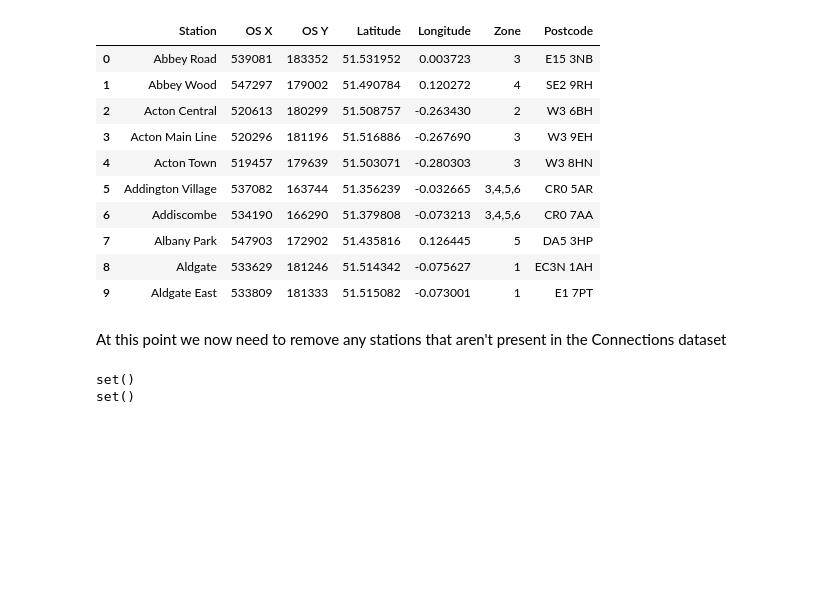
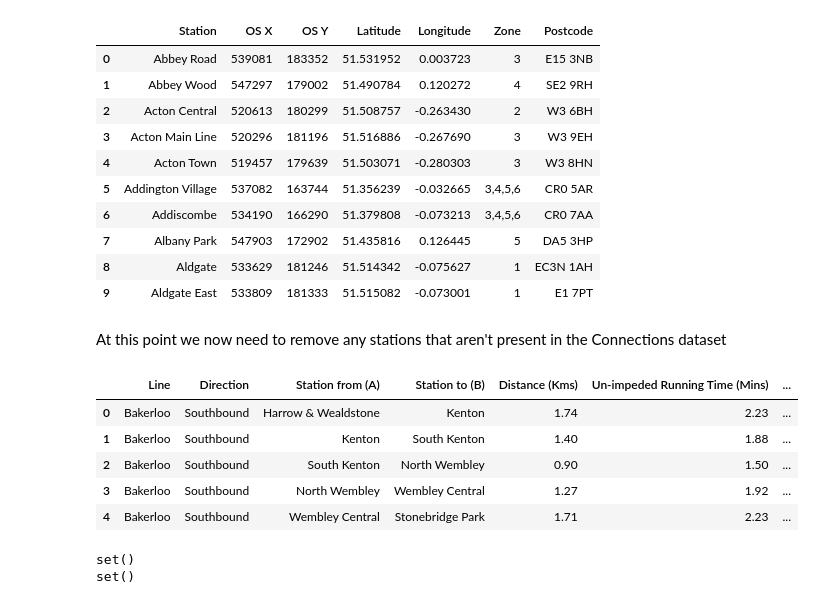
Before and after one commit to ryanhancox/neo4j-london-underground, a Jupyter notebook: notebooks/stations_processing.ipynb, the cells around one changed output. Saved outputs shown, nothing was run; the diff lists cells and outputs as text; code cells hidden in the pictures; blank space fills up the shorter version.

```diff
--- a/notebooks/stations_processing.ipynb
+++ b/notebooks/stations_processing.ipynb
@@ -39,4 +39,14 @@ df_stations.loc[519, "Station"] = "St James Park"
 df_stations.to_csv(r"../data/raw/station_raw_v2.csv")
 # %% [markdown]
 At this point we now need to remove any stations that aren't present in the Connections dataset
+# %%
+df_connections = pd.read_csv(r"../data/raw/connections_raw_v2.csv", index_col=0)
+df_connections.head()
+# %% [output]
+|  | Line | Direction | Station from (A) | Station to (B) | Distance (Kms) | Un-impeded Running Time (Mins) | ... |
+| 0 | Bakerloo | Southbound | Harrow & Wealdstone | Kenton | 1.74 | 2.23 | ... |
+| 1 | Bakerloo | Southbound | Kenton | South Kenton | 1.40 | 1.88 | ... |
+| 2 | Bakerloo | Southbound | South Kenton | North Wembley | 0.90 | 1.50 | ... |
+| 3 | Bakerloo | Southbound | North Wembley | Wembley Central | 1.27 | 1.92 | ... |
+| 4 | Bakerloo | Southbound | Wembley Central | Stonebridge Park | 1.71 | 2.23 | ... |
 # %%
```
Also changed, not shown: parts of 11 cells of this notebook, 6 other files.
